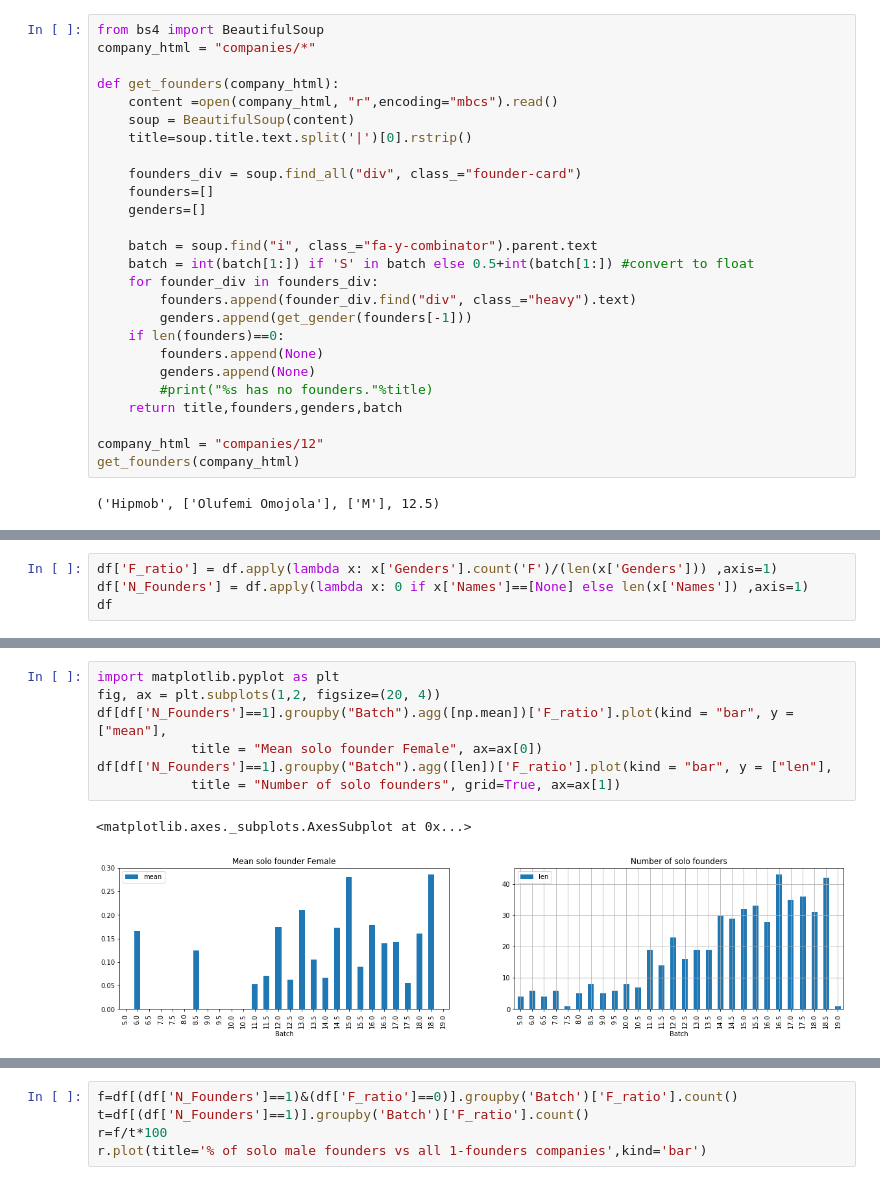
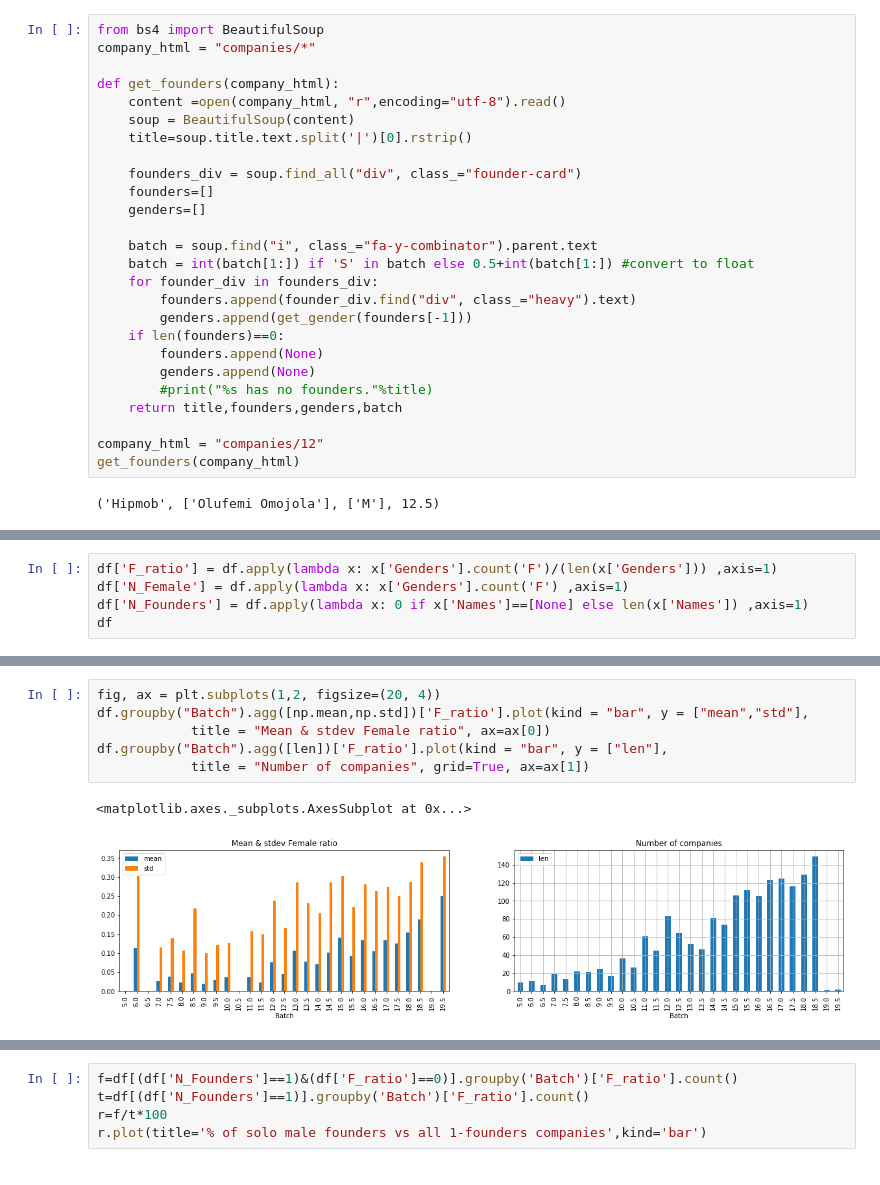
Before and after one commit to brunosan/YC-gender, a Jupyter notebook: YC gender.ipynb, the cells around one changed output, grey strips where cells are left out. Cells and saved outputs as stored; diff of their text form.

Commit message:
add all male/female plots

```diff
--- a/YC gender.ipynb
+++ b/YC gender.ipynb
@@ -32,7 +32,7 @@ from bs4 import BeautifulSoup
 company_html = "companies/*"
 
 def get_founders(company_html):
-    content =open(company_html, "r",encoding="mbcs").read()
+    content =open(company_html, "r",encoding="utf-8").read()
     soup = BeautifulSoup(content)
     title=soup.title.text.split('|')[0].rstrip()
 
@@ -90,5 +92,6 @@ df
 # %%
 df['F_ratio'] = df.apply(lambda x: x['Genders'].count('F')/(len(x['Genders'])) ,axis=1)
+df['N_Female'] = df.apply(lambda x: x['Genders'].count('F') ,axis=1)
 df['N_Founders'] = df.apply(lambda x: 0 if x['Names']==[None] else len(x['Names']) ,axis=1)
 df
 # %% [output]
@@ -138,10 +235,9 @@ df_batches.head()
 # %%
-import matplotlib.pyplot as plt
 fig, ax = plt.subplots(1,2, figsize=(20, 4))
-df[df['N_Founders']==1].groupby("Batch").agg([np.mean])['F_ratio'].plot(kind = "bar", y = ["mean"],
-            title = "Mean solo founder Female", ax=ax[0])
-df[df['N_Founders']==1].groupby("Batch").agg([len])['F_ratio'].plot(kind = "bar", y = ["len"],
-            title = "Number of solo founders", grid=True, ax=ax[1])
+df.groupby("Batch").agg([np.mean,np.std])['F_ratio'].plot(kind = "bar", y = ["mean","std"],
+            title = "Mean & stdev Female ratio", ax=ax[0])
+df.groupby("Batch").agg([len])['F_ratio'].plot(kind = "bar", y = ["len"],
+            title = "Number of companies", grid=True, ax=ax[1])
 # %% [output]
 <matplotlib.axes._subplots.AxesSubplot at 0x...>
-[figure, old version]
+[figure, new version]
```
Also changed, not shown: parts of 31 cells of this notebook.
